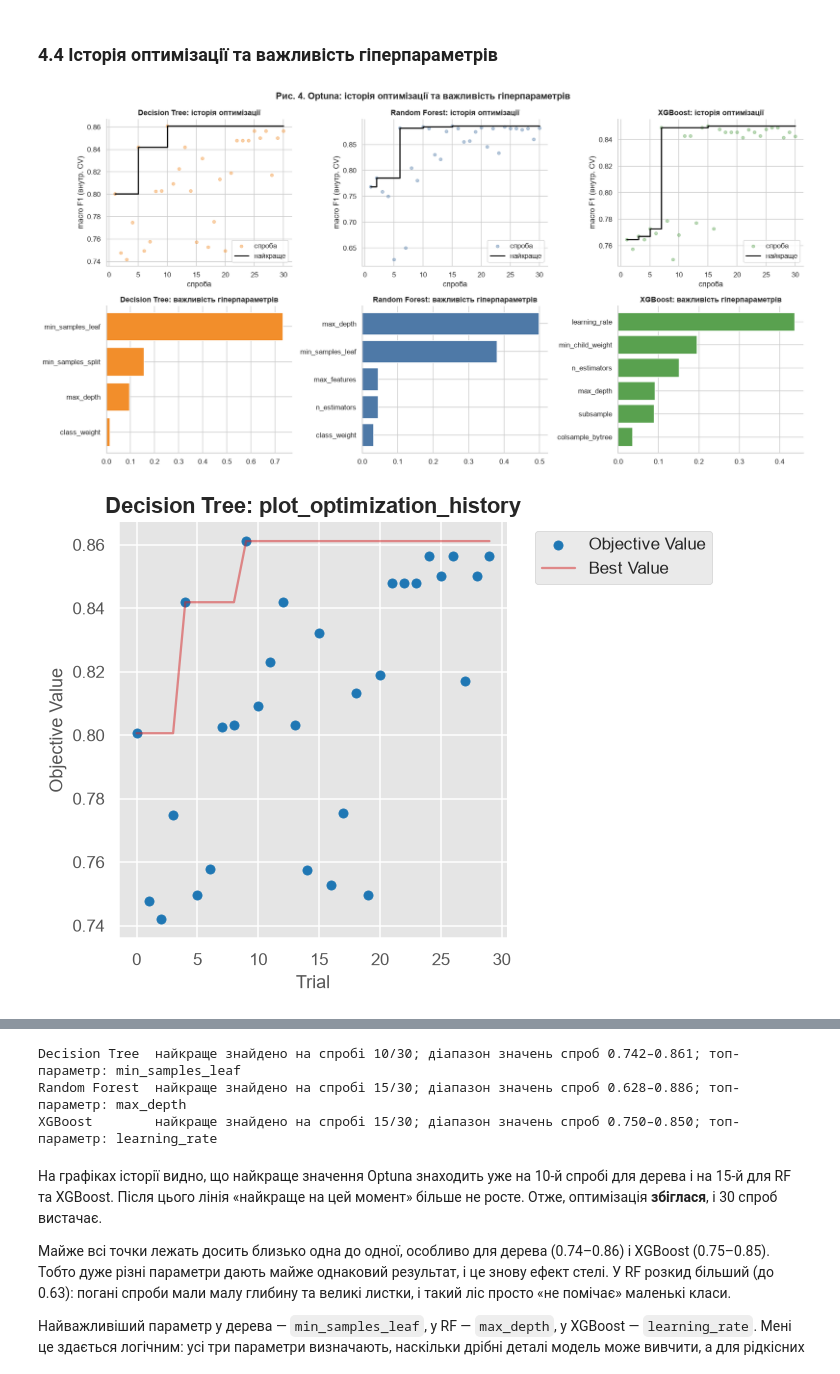
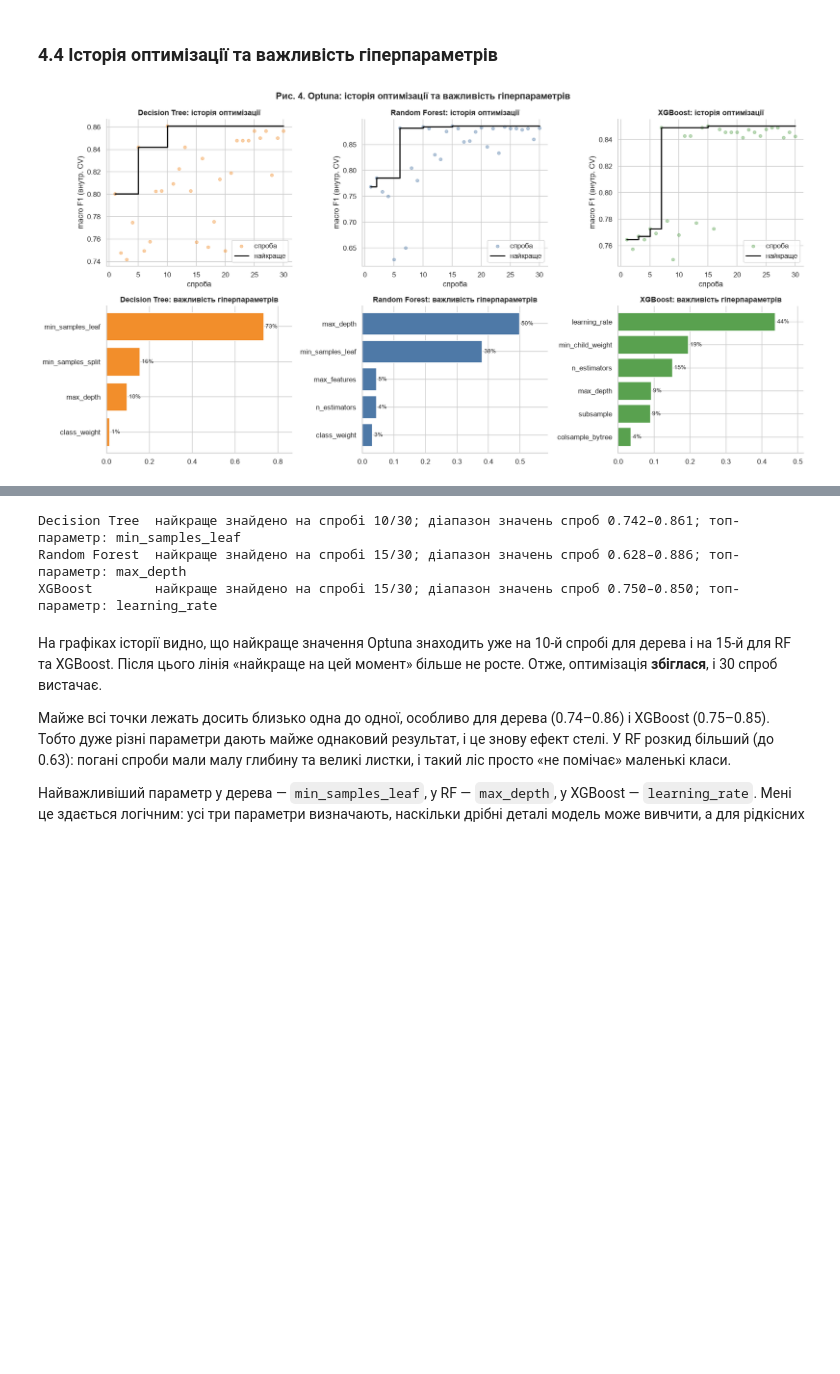
Before and after one commit to AlinaPavlenk18/machine-learning, a Jupyter notebook: lab4/lab4.ipynb, the cells around one changed output, grey strips where cells are left out. Drawn from its saved outputs; the diff is of its cells as text; code cells hidden in the pictures; blank space fills up the shorter version.

```diff
--- a/lab4/lab4.ipynb
+++ b/lab4/lab4.ipynb
@@ -438,30 +438,25 @@ display(pd.DataFrame({MODEL_NAMES[m]: {k: fmt(v) for k, v in studies[m].best_par
 # %% [markdown]
 ### 4.4 Історія оптимізації та важливість гіперпараметрів
 # %%
-from optuna.visualization.matplotlib import plot_optimization_history, plot_param_importances
-
 fig, axes = plt.subplots(2, 3, figsize=(17, 8.5))
 for j, m in enumerate(MODELS):
     vals = np.array([t.value for t in studies[m].trials])
     ax = axes[0, j]
     ax.scatter(range(1, len(vals) + 1), vals, color=COLOR[m], alpha=0.4, s=22, label="спроба")
     ax.step(range(1, len(vals) + 1), np.maximum.accumulate(vals), where="post", color="k", lw=2, label="найкраще")
     ax.set_title(f"{MODEL_NAMES[m]}: історія оптимізації"); ax.set_xlabel("спроба"); ax.set_ylabel("macro F1 (внутр. CV)")
     ax.legend(loc="lower right")
     imp = optuna.importance.get_param_importances(studies[m])
-    axes[1, j].barh(list(imp)[::-1], list(imp.values())[::-1], color=COLOR[m])
+    bars = axes[1, j].barh(list(imp)[::-1], list(imp.values())[::-1], color=COLOR[m])
+    axes[1, j].bar_label(bars, labels=[f"{v:.0%}" for v in list(imp.values())[::-1]], padding=3, fontsize=9)
+    axes[1, j].set_xlim(0, max(imp.values()) * 1.18)
     axes[1, j].set_title(f"{MODEL_NAMES[m]}: важливість гіперпараметрів")
 plt.suptitle("Рис. 4. Optuna: історія оптимізації та важливість гіперпараметрів", fontweight="bold")
 plt.tight_layout(); plt.show()
 
 for m in MODELS:
-    plot_optimization_history(studies[m]).set_title(f"{MODEL_NAMES[m]}: plot_optimization_history"); plt.tight_layout(); plt.show()
-    plot_param_importances(studies[m]).set_title(f"{MODEL_NAMES[m]}: plot_param_importances"); plt.tight_layout(); plt.show()
-sns.set_theme(style="whitegrid", context="notebook")
-for m in MODELS:
     vals = np.array([t.value for t in studies[m].trials])
     print(f"{MODEL_NAMES[m]:<14} найкраще знайдено на спробі {int(vals.argmax()) + 1}/{len(vals)}; "
           f"діапазон значень спроб {vals.min():.3f}–{vals.max():.3f}; топ-параметр: {next(iter(optuna.importance.get_param_importances(studies[m])))}")
 # %% [output]
-[figure, old version]
+[figure, new version]
-[figure, removed]
```
Also changed, not shown: parts of 2 cells of this notebook.
